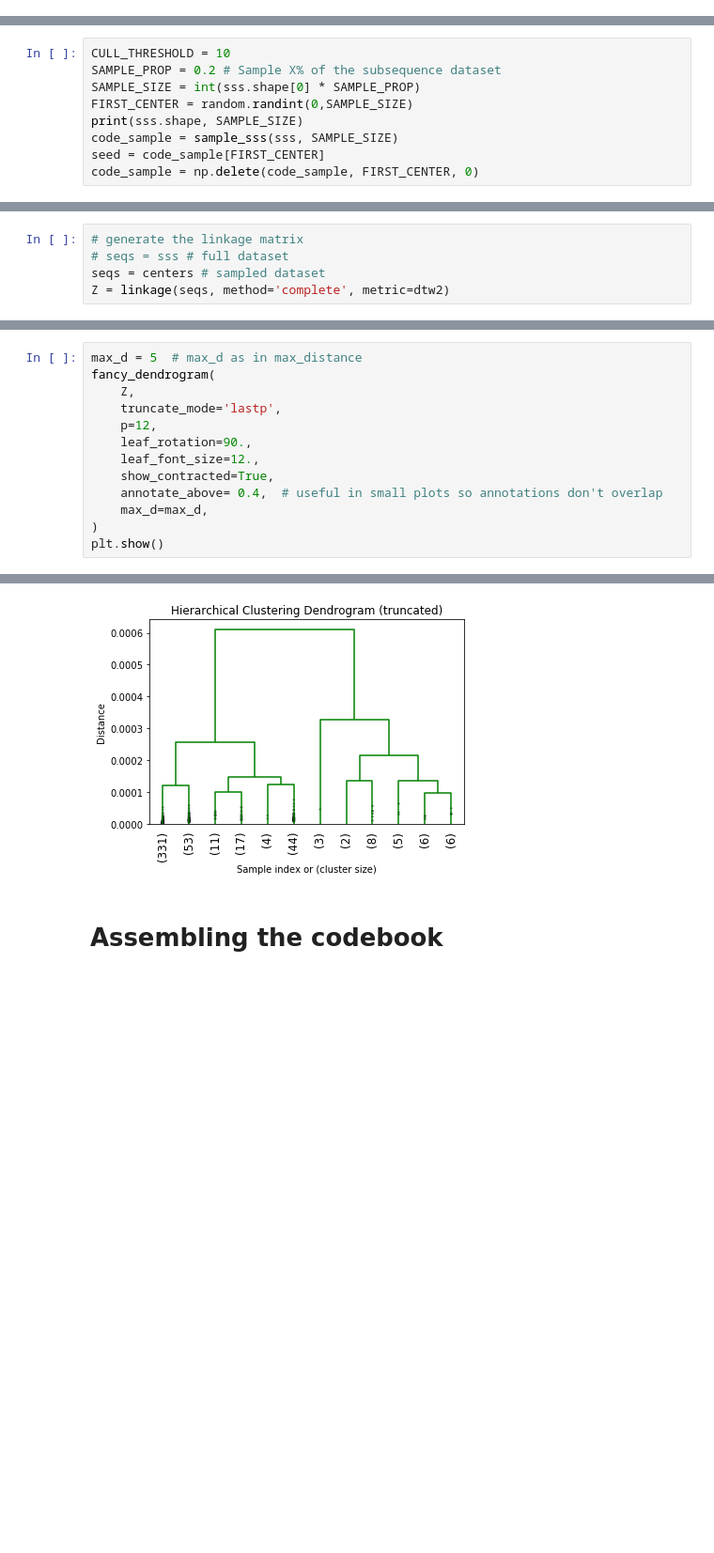
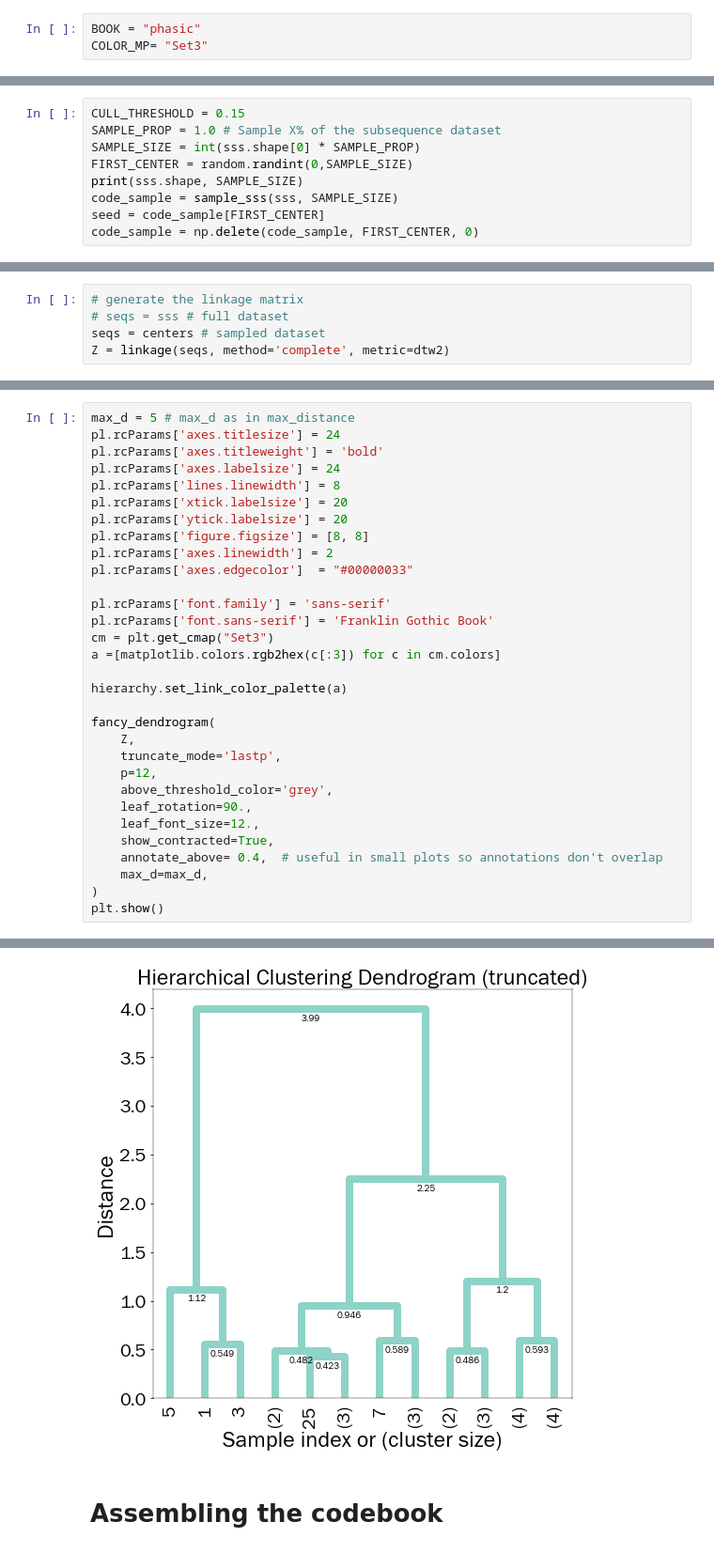
Before and after one commit to The-Hybrid-Atelier/biosignal-processing, a Jupyter notebook: codewords/6_StudyDataClustering.ipynb, the cells around one changed output, grey strips where cells are left out. Shown at 94% size. Saved outputs shown, nothing was run; the diff lists cells and outputs as text; blank space fills up the shorter version.

```diff
--- a/codewords/6_StudyDataClustering.ipynb
+++ b/codewords/6_StudyDataClustering.ipynb
@@ -3,3 +1,6 @@ BOOK = "phasic2"
+# %%
+BOOK = "phasic"
+COLOR_MP= "Set3"
 # %%
 from glob import glob
 import json, datetime, time, os, random
@@ -252,8 +231,8 @@ word_shape --> features=1, L=19)
 # %% [markdown]
 # GREEDY K-CENTER SAMPLING
 # %%
-CULL_THRESHOLD = 10
-SAMPLE_PROP = 0.2 # Sample X% of the subsequence dataset
+CULL_THRESHOLD = 0.15
+SAMPLE_PROP = 1.0 # Sample X% of the subsequence dataset
 SAMPLE_SIZE = int(sss.shape[0] * SAMPLE_PROP)
 FIRST_CENTER = random.randint(0,SAMPLE_SIZE)
 print(sss.shape, SAMPLE_SIZE)
@@ -293,9 +301,27 @@ Z = linkage(seqs, method='complete', metric=dtw2)
 # %%
-max_d = 5  # max_d as in max_distance
+max_d = 5 # max_d as in max_distance
+pl.rcParams['axes.titlesize'] = 24
+pl.rcParams['axes.titleweight'] = 'bold'
+pl.rcParams['axes.labelsize'] = 24
+pl.rcParams['lines.linewidth'] = 8
+pl.rcParams['xtick.labelsize'] = 20
+pl.rcParams['ytick.labelsize'] = 20
+pl.rcParams['figure.figsize'] = [8, 8]
+pl.rcParams['axes.linewidth'] = 2
+pl.rcParams['axes.edgecolor']  = "#00000033"
+
+pl.rcParams['font.family'] = 'sans-serif'
+pl.rcParams['font.sans-serif'] = 'Franklin Gothic Book'
+cm = plt.get_cmap("Set3")
+a =[matplotlib.colors.rgb2hex(c[:3]) for c in cm.colors]
+
+hierarchy.set_link_color_palette(a)
+
 fancy_dendrogram(
     Z,
     truncate_mode='lastp',
     p=12,
+    above_threshold_color='grey',
     leaf_rotation=90.,
     leaf_font_size=12.,
     show_contracted=True,
@@ -307,4 +334,4 @@ plt.show()
-[figure, old version]
+[figure, new version]
 # %% [markdown]
 
 # Assembling the codebook
```
Also changed, not shown: parts of 31 cells of this notebook, 1 other file.
